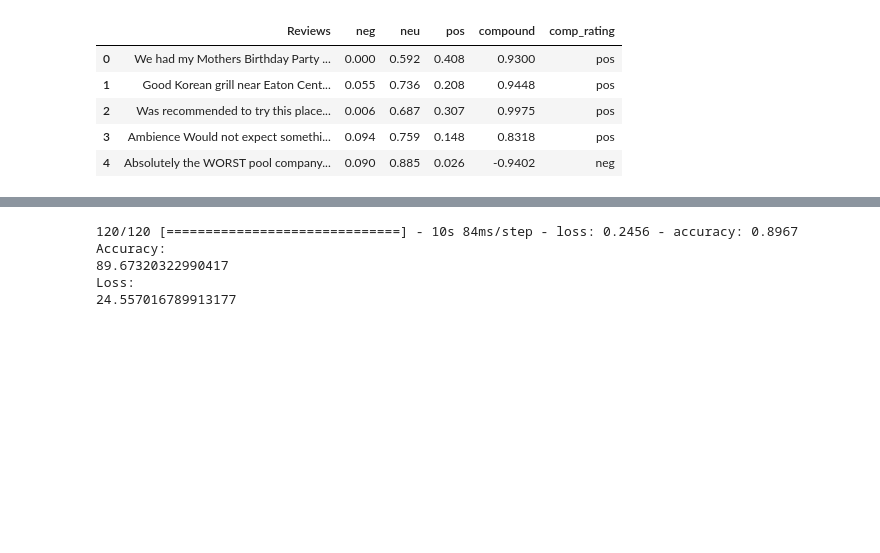
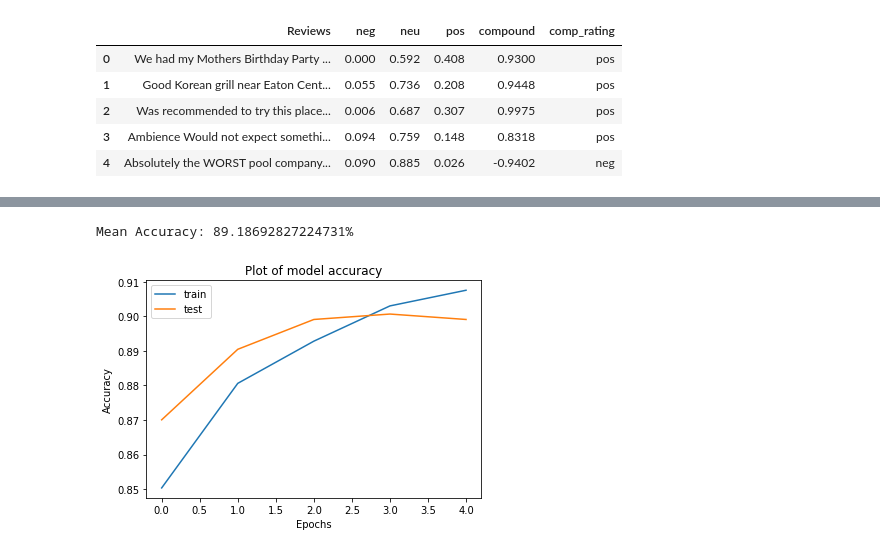
Before and after one commit to estherc247/cz4045_nlp, a Jupyter notebook: Sentiment Analysis LSTM.ipynb, the cells around one changed output, grey strips where cells are left out. Drawn from its saved outputs; the diff is of its cells as text; code cells hidden in the pictures; blank space fills up the shorter version.

```diff
--- a/Sentiment Analysis LSTM.ipynb
+++ b/Sentiment Analysis LSTM.ipynb
@@ -170,12 +174,7 @@ y = to_categorical(y)
 # %%
-SEQUENCE_LENGTH = 300
-EMBEDDING_SIZE = 300
-TEST_SIZE = 0.25
-BATCH_SIZE = 64
-EPOCHS = 5
-
 #ensure all sentences are same size
-X = pad_sequences(X, maxlen=SEQUENCE_LENGTH)
+# X = pad_sequences(X, maxlen=SEQUENCE_LENGTH)
+X = pad_sequences(X, padding='post', maxlen=SEQUENCE_LENGTH)
 # %%
 train_x,test_x,train_y,test_y=train_test_split(X,y,test_size=TEST_SIZE,random_state=42)
 # %%
@@ -185,8 +184,8 @@ train_x.shape,train_y.shape,test_x.shape,test_y.shape
 # %%
-def get_embedding_vectors(tokenizer, dim=300):
+def get_embedding_vectors(tokenizer, dim=200):
     embedding_index = {}
     #cannot use f to open txt file -> use r instead
-    with open(r"glove.6B.300d.txt", encoding='utf8') as f:
+    with open(r"glove.6B.200d.txt", encoding='utf8') as f:
         for line in tqdm.tqdm(f, "Reading GloVe"):
             values = line.split()
             word = values[0]
@@ -204,10 +203,6 @@ def get_embedding_vectors(tokenizer, dim=300):
     return embedding_matrix
 # %%
 def get_model(tokenizer, lstm_units):
-    """
-    Constructs the model,
-    Embedding vectors => LSTM => 2 output Fully-Connected neurons with softmax activation
-    """
     # get the GloVe embedding vectors
     embedding_matrix = get_embedding_vectors(tokenizer)
     model = Sequential()
@@ -220,9 +215,7 @@ def get_model(tokenizer, lstm_units):
     model.add(LSTM(lstm_units, recurrent_dropout=0.2))
     model.add(Dropout(0.3))
     model.add(Dense(2, activation="sigmoid"))
-    # compile as rmsprop optimizer
-    # aswell as with recall metric
-    model.compile(optimizer="rmsprop", loss="categorical_crossentropy",
+    model.compile(optimizer="adam", loss='binary_crossentropy',
                   metrics=["accuracy"])
     model.summary()
     return model
@@ -248,7 +241,7 @@ Non-trainable params: 10,670,100
 _________________________________________________________________
 # %%
 # train the model
-model.fit(train_x, train_y, validation_data=(test_x, test_y),
+history = model.fit(train_x, train_y, validation_data=(test_x, test_y),
           batch_size=BATCH_SIZE, epochs=EPOCHS,
-          verbose=0)
+          verbose=2)
 # %% [output]
@@ -256,19 +258,17 @@ model.fit(train_x, train_y, validation_data=(test_x, test_y),
-# %%
-#model evaluation
-# get the loss and metrics
-result = model.evaluate(test_x, test_y)
-# extract those
-loss = result[0]
-accuracy = result[1]
-
-
-print("Accuracy:")
-print(accuracy*100)
-print("Loss:")
-print(loss*100)
-# %% [output]
-120/120 [==============================] - 10s 84ms/step - loss: 0.2456 - accuracy: 0.8967
-Accuracy:
-89.67320322990417
-Loss:
-24.557016789913177
+# %%
+#Mean accuracy
+mean_acc = np.mean(history.history['val_accuracy'])
+print("Mean Accuracy: "+ str(mean_acc*100) +"%")
+# %% [output]
+Mean Accuracy: 89.18692827224731%
+# %%
+import matplotlib.pyplot as plt
+plt.plot(history.history['accuracy'], label='train')
+plt.plot(history.history['val_accuracy'], label='test')
+plt.title("Plot of model accuracy")
+plt.xlabel("Epochs")
+plt.ylabel("Accuracy")
+plt.legend()
+plt.show()
+# %% [output]
+[figure, added]
```
Also changed, not shown: parts of 20 cells of this notebook.
